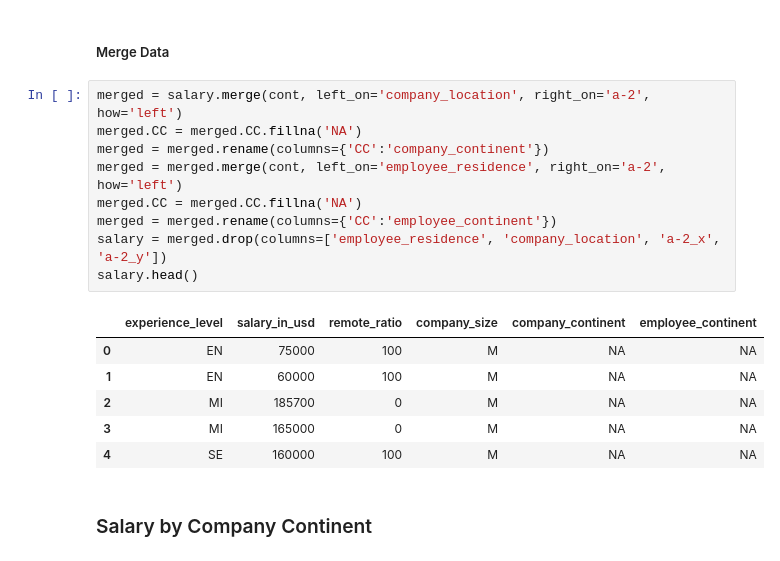
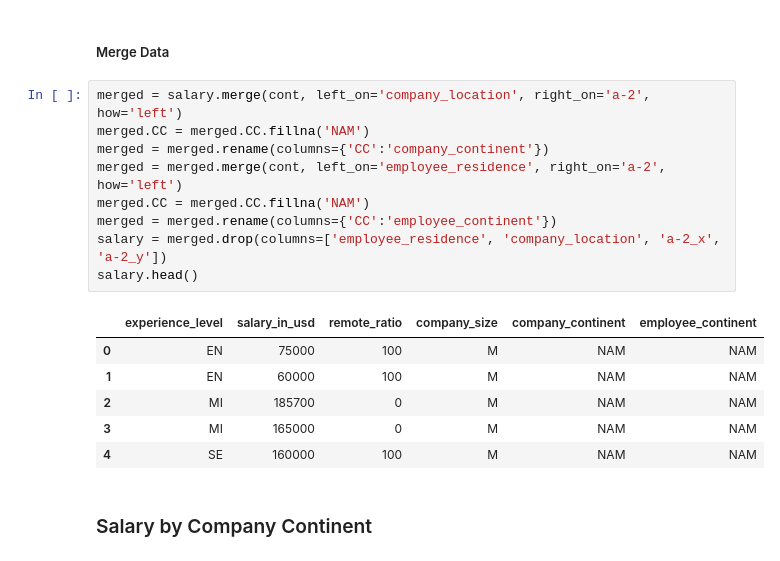
Before and after one commit to luisfsilvaa/Salary-Capstone, a Jupyter notebook: Capstone 2.3 - Exploratory Data Analysis.ipynb, the cells around one changed output. Cells and saved outputs as stored; diff of their text form.

```diff
--- a/Capstone 2.3 - Exploratory Data Analysis.ipynb
+++ b/Capstone 2.3 - Exploratory Data Analysis.ipynb
@@ -234,20 +234,20 @@ cont.head()
 ##### Merge Data
 # %%
 merged = salary.merge(cont, left_on='company_location', right_on='a-2', how='left')
-merged.CC = merged.CC.fillna('NA')
+merged.CC = merged.CC.fillna('NAM')
 merged = merged.rename(columns={'CC':'company_continent'})
 merged = merged.merge(cont, left_on='employee_residence', right_on='a-2', how='left')
-merged.CC = merged.CC.fillna('NA')
+merged.CC = merged.CC.fillna('NAM')
 merged = merged.rename(columns={'CC':'employee_continent'})
 salary = merged.drop(columns=['employee_residence', 'company_location', 'a-2_x', 'a-2_y'])
 salary.head()
 # %% [output]
 |  | experience_level | salary_in_usd | remote_ratio | company_size | company_continent | employee_continent |
-| 0 | EN | 75000 | 100 | M | NA | NA |
-| 1 | EN | 60000 | 100 | M | NA | NA |
-| 2 | MI | 185700 | 0 | M | NA | NA |
-| 3 | MI | 165000 | 0 | M | NA | NA |
-| 4 | SE | 160000 | 100 | M | NA | NA |
+| 0 | EN | 75000 | 100 | M | NAM | NAM |
+| 1 | EN | 60000 | 100 | M | NAM | NAM |
+| 2 | MI | 185700 | 0 | M | NAM | NAM |
+| 3 | MI | 165000 | 0 | M | NAM | NAM |
+| 4 | SE | 160000 | 100 | M | NAM | NAM |
 # %% [markdown]
 ### Salary by Company Continent
 # %%
```
Also changed, not shown: parts of 5 cells of this notebook, 2 other files.
